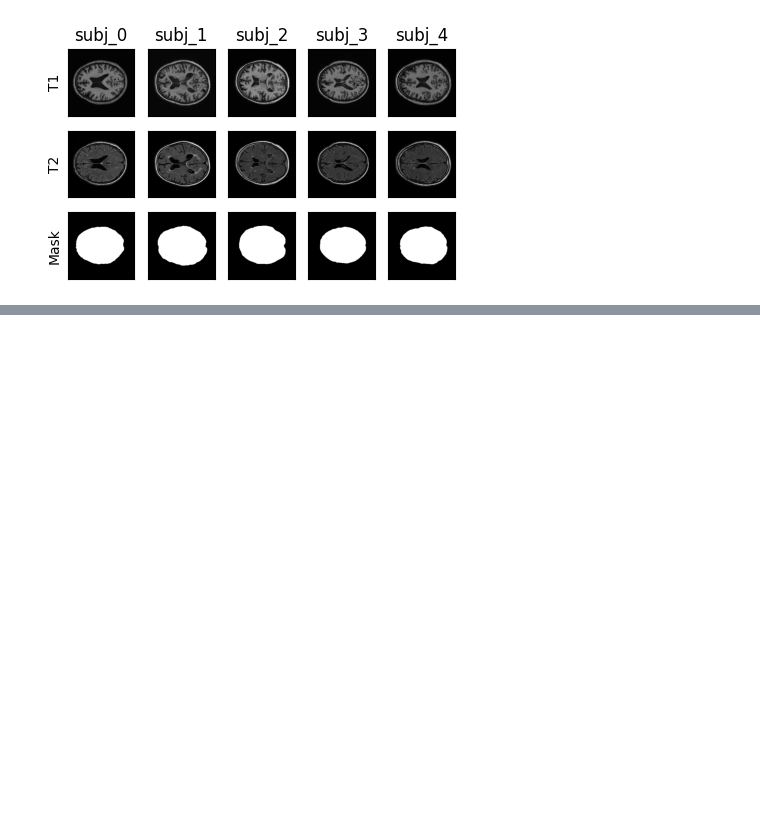
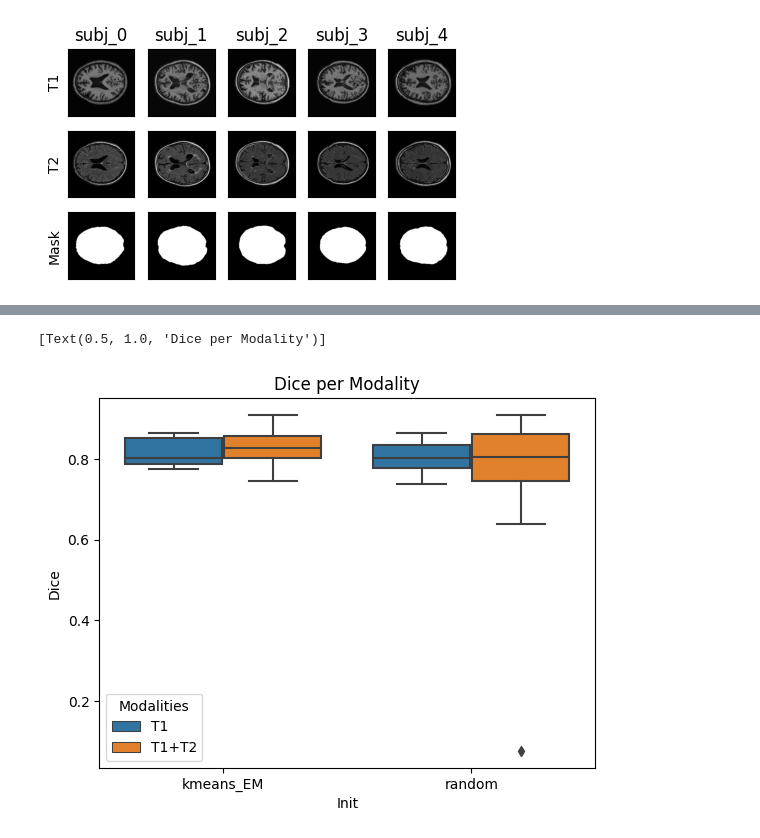
Before and after one commit to EdAlita/MISA_Labs, a Jupyter notebook: 2 LAB/lab2.ipynb, the cells around one changed output, grey strips where cells are left out. Drawn from its saved outputs; the diff is of its cells as text; code cells hidden in the pictures; blank space fills up the shorter version.

```diff
--- a/2 LAB/lab2.ipynb
+++ b/2 LAB/lab2.ipynb
@@ -97,0 +118,7 @@ After matching areas
+# %%
+
+df = pd.melt(results, id_vars=['modalities', 'subject', 'model', 'init', 'time'], value_vars=['CSF', 'GM', 'WM'], ignore_index=False)
+df['model'] = df['model'].str.upper()
+df.columns = ['Modalities', 'Subject', 'Model', 'Init', 'Time', 'Tissue', 'Dice']
+
+df
@@ -97,0 +143,7 @@ After matching areas
+# %%
+sns.boxplot(
+    data=df, x="Init", y="Dice",hue="Modalities"
+).set(title='Dice per Modality')
+# %% [output]
+[Text(0.5, 1.0, 'Dice per Modality')]
+[figure, added]
```
Also changed, not shown: parts of 7 cells of this notebook, 2 other files.
